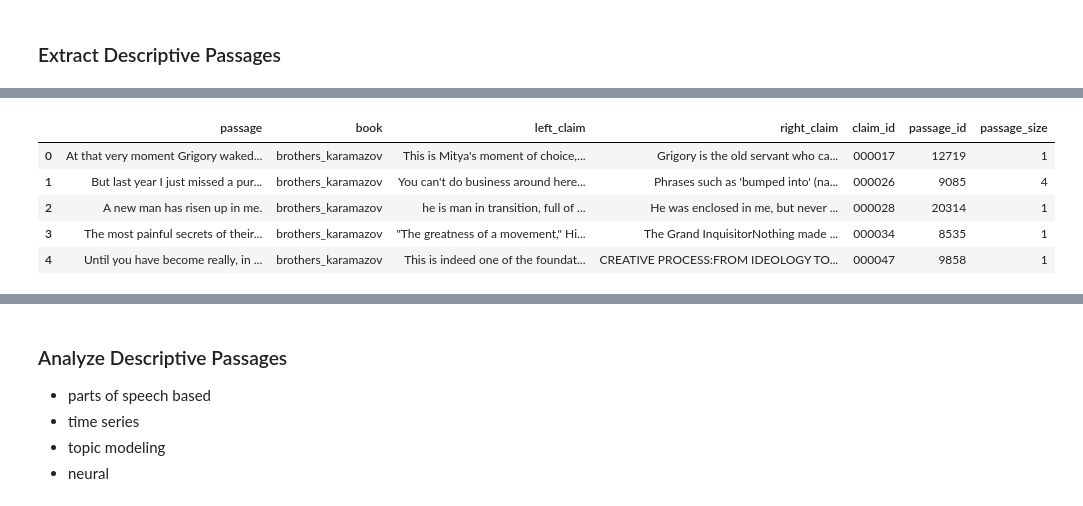
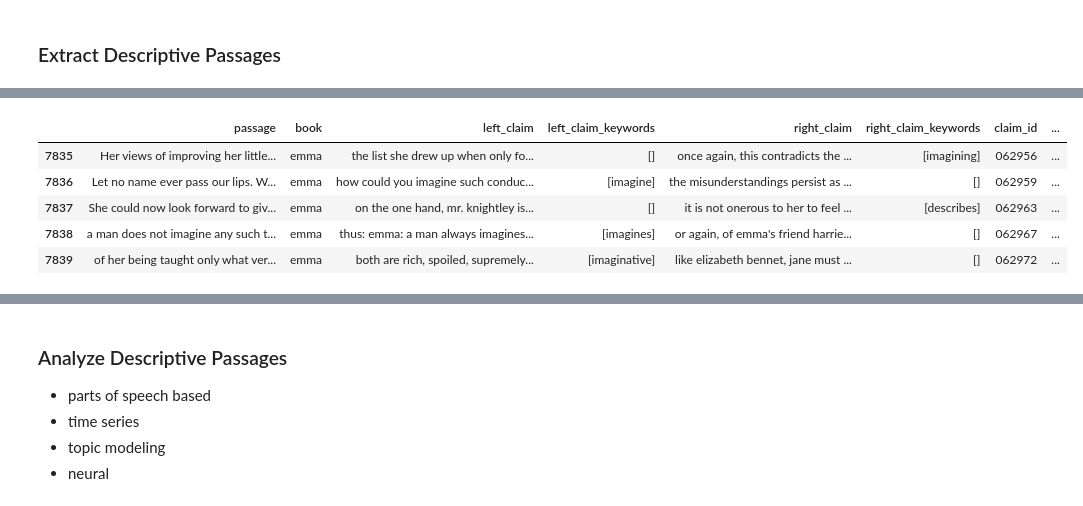
Before and after one commit to timschott/details, a Jupyter notebook: RELiCDescriptivePassages.ipynb, the cells around one changed output, grey strips where cells are left out. Drawn from its saved outputs; the diff is of its cells as text; code cells hidden in the pictures.

Commit message:
add option to truncate critical claims + track keyword usage

```diff
--- a/RELiCDescriptivePassages.ipynb
+++ b/RELiCDescriptivePassages.ipynb
@@ -72,12 +80,23 @@ for i in enumerate(data):
+# %%
+'''
+Helper for determining if a list of sentences contains dialogue offsets (quote marks, -'s for Joyce, single-word sentences, etc.')
+'''
+def dialogue_helper(sentences):
+    return [d for d in sentences
+            if '"' in d or '\"' in d
+            or '“' in d or '”' in d
+            or d.startswith('-')
+            or d.strip().startswith('-')
+            or len(d.strip().split()) == 1] != []
 # %%
 '''
 for a given work in the dataset, extract passages deemed by critics to be "descriptive"
 based on a 'search_list' containing substrings to look for in a given passage
-this method excludes passages that contain dialogue, as well as critical claims that contain dialogue
+this method excludes passages that contain dialogue
 this pessimistic sanitization should result in more readily 'descriptive' passages
 return: a cleaned version of the sentence
 '''
-def extract_passages(data, book_title, search_list):
+def extract_passages(data, book_title, search_list, truncate_claims, exclude_dialogue):
     # get associated data for a single title
     book_data = data[book_title]
 
@@ -120,14 +139,22 @@ def extract_passages(data, book_title, search_list):
                 sentence_ids.add(sentence_id + 4)
                 sentence_ids.add(sentence_id + 5)
 
+        # like the paper, use windows of either full claim
         left_claim = ' '.join(quotes[quote_id][0]).lower()
         right_claim = ' '.join(quotes[quote_id][3]).lower()
+
+        if left_claim is None or right_claim is None or left_claim == "" or right_claim == "":
+            continue
+
+        # or, if desired, 1 sentence on either side of the quote
+        if truncate_claims:
+            left_claim = sent_tokenize(left_claim)[-1]
+            right_claim = sent_tokenize(right_claim)[0]
 
         # look for match on our phrases of interest
         descriptive = any(substring in left_claim for substring in search_list) or any(substring in right_claim for substring in search_list)
 
         if descriptive:
-
             # fix encoding issues with json conversion
             descriptive_sentence_raw = sentences[sentence_id: sentence_id+quote_size]
             descriptive_sentence = []
@@ -136,7 +163,12 @@ def extract_passages(data, book_title, search_list):
                 descriptive_sentence.append(bytes_string.decode("ISO-8859-1", "strict"))
 
             # ensure the quote does not contain any dialogue, and is at least longer than 1 word
-            if [d for d in descriptive_sentence if '"' in d or '\"' in d or '“' in d or '”' in d or d.startswith('-') or d.strip().startswith('-') or len(d.strip().split()) == 1] != []:
+            remove = False
+            if exclude_dialogue:
+                # check descriptive sentence
+                if dialogue_helper(descriptive_sentence):
+                    remove = True
+            if remove:
                 continue
 
             # strip extra whitespace and re-join multi-"sentence" passages that were split on ";", ":", "..."
@@ -156,9 +192,9 @@ Extracted 96 out of 1509 analyzed fragments in mansfield_park.
 # %%
 # fill up dict with passages, grouped by book
 descriptive_passages = {}
-for i in enumerate(json_data):
+for i in enumerate(relic_data):
     print(i[1])
-    descriptive_passages[i[1]] = extract_passages(data, i[1], ['descri', 'detail', 'zoom', 'poet', 'lyric', 'vivid', 'imag'])
+    descriptive_passages[i[1]] = extract_passages(relic_data, i[1], ['descri', 'detail', 'zoom', 'poet', 'lyric', 'vivid', 'imag'], truncate_claims = False, exclude_dialogue = True)
 # %% [output]
 brothers_karamazov
 Extracted 136 out of 3082 analyzed fragments in brothers_karamazov.
@@ -227,5 +299,5 @@ def make_results_df(descriptive_passages, full_data):
 # %%
-df = make_results_df(descriptive_passages, json_data)
+df = make_results_df(descriptive_passages, relic_data, ['descri', 'detail', 'zoom', 'poet', 'lyric', 'vivid', 'imag'], truncate_claims=False)
 # %%
 df.shape
 # %% [output]
@@ -233,10 +305,10 @@ df.shape
 # %%
-df.head()
+df[df['book'] == 'emma'].head()
 # %% [output]
-|  | passage | book | left_claim | right_claim | claim_id | passage_id | passage_size |
-| 0 | At that very moment Grigory waked... | brothers_karamazov | This is Mitya's moment of choice,... | Grigory is the old servant who ca... | 000017 | 12719 | 1 |
-| 1 | But last year I just missed a pur... | brothers_karamazov | You can't do business around here... | Phrases such as 'bumped into' (na... | 000026 | 9085 | 4 |
-| 2 | A new man has risen up in me. | brothers_karamazov | he is man in transition, full of ... | He was enclosed in me, but never ... | 000028 | 20314 | 1 |
-| 3 | The most painful secrets of their... | brothers_karamazov | "The greatness of a movement," Hi... | The Grand InquisitorNothing made ... | 000034 | 8535 | 1 |
-| 4 | Until you have become really, in ... | brothers_karamazov | This is indeed one of the foundat... | CREATIVE PROCESS:FROM IDEOLOGY TO... | 000047 | 9858 | 1 |
+|  | passage | book | left_claim | left_claim_keywords | right_claim | right_claim_keywords | claim_id | ... |
+| 7835 | Her views of improving her little... | emma | the list she drew up when only fo... | [] | once again, this contradicts the ... | [imagining] | 062956 | ... |
+| 7836 | Let no name ever pass our lips. W... | emma | how could you imagine such conduc... | [imagine] | the misunderstandings persist as ... | [] | 062959 | ... |
+| 7837 | She could now look forward to giv... | emma | on the one hand, mr. knightley is... | [] | it is not onerous to her to feel ... | [describes] | 062963 | ... |
+| 7838 | a man does not imagine any such t... | emma | thus: emma: a man always imagines... | [imagines] | or again, of emma's friend harrie... | [] | 062967 | ... |
+| 7839 | of her being taught only what ver... | emma | both are rich, spoiled, supremely... | [imaginative] | like elizabeth bennet, jane must ... | [] | 062972 | ... |
 # %%
```
Also changed, not shown: parts of 14 cells of this notebook.
